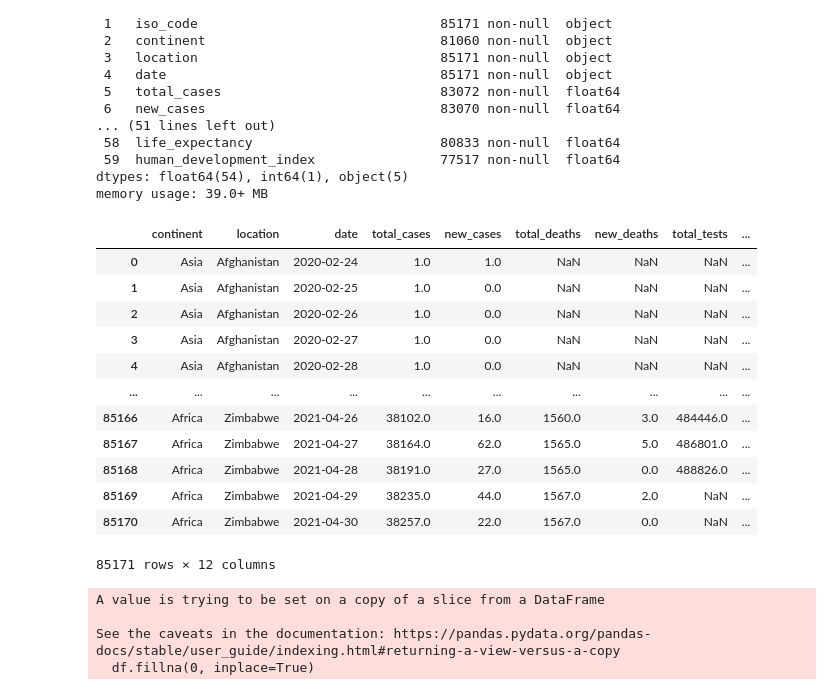
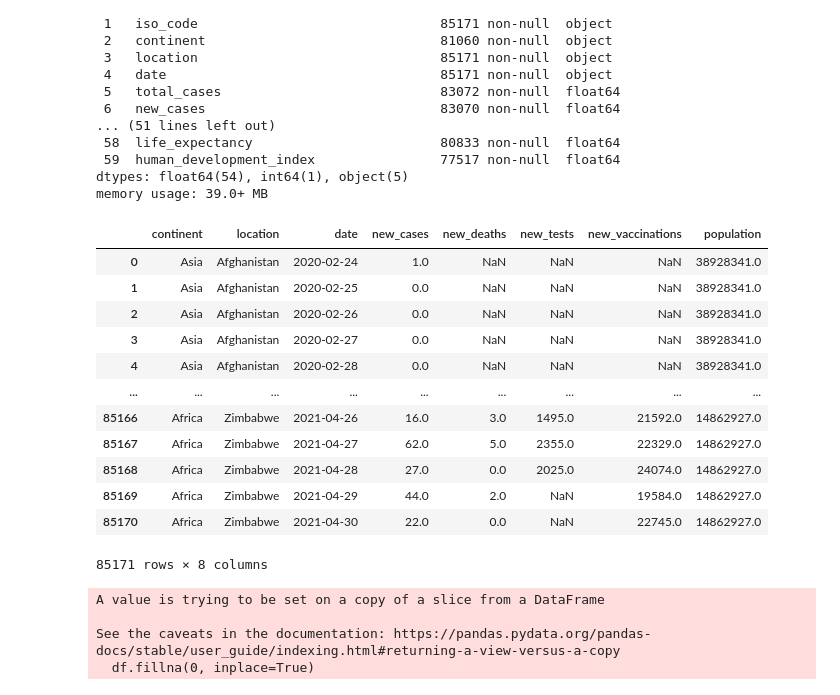
Before and after one commit to icanooooo/Data_Exploration_and_Dashboard_Development, a Jupyter notebook: DataExploration.ipynb, the cells around one changed output. Drawn from its saved outputs; the diff is of its cells as text; code cells hidden in the pictures.

```diff
--- a/DataExploration.ipynb
+++ b/DataExploration.ipynb
@@ -57,24 +59,27 @@ Data columns (total 60 columns):
  59  human_development_index                77517 non-null  float64
 dtypes: float64(54), int64(1), object(5)
 memory usage: 39.0+ MB
+# %%
+# Jangan lupa
+
+covid['date'] = pd.to_datetime(covid['date'])
 # %%
-df = covid[['continent', 'location', 'date', 'total_cases', 'new_cases',
-    'total_deaths', 'new_deaths', 'total_tests', 'new_tests', 'total_vaccinations', 'new_vaccinations',
+df = covid[['continent', 'location', 'date', 'new_cases', 'new_deaths', 'new_tests', 'new_vaccinations',
     'population']]
 
 df
 # %% [output]
-|  | continent | location | date | total_cases | new_cases | total_deaths | new_deaths | total_tests | ... |
-| 0 | Asia | Afghanistan | 2020-02-24 | 1.0 | 1.0 | NaN | NaN | NaN | ... |
-| 1 | Asia | Afghanistan | 2020-02-25 | 1.0 | 0.0 | NaN | NaN | NaN | ... |
-| 2 | Asia | Afghanistan | 2020-02-26 | 1.0 | 0.0 | NaN | NaN | NaN | ... |
-| 3 | Asia | Afghanistan | 2020-02-27 | 1.0 | 0.0 | NaN | NaN | NaN | ... |
-| 4 | Asia | Afghanistan | 2020-02-28 | 1.0 | 0.0 | NaN | NaN | NaN | ... |
-| ... | ... | ... | ... | ... | ... | ... | ... | ... | ... |
-| 85166 | Africa | Zimbabwe | 2021-04-26 | 38102.0 | 16.0 | 1560.0 | 3.0 | 484446.0 | ... |
-| 85167 | Africa | Zimbabwe | 2021-04-27 | 38164.0 | 62.0 | 1565.0 | 5.0 | 486801.0 | ... |
-| 85168 | Africa | Zimbabwe | 2021-04-28 | 38191.0 | 27.0 | 1565.0 | 0.0 | 488826.0 | ... |
-| 85169 | Africa | Zimbabwe | 2021-04-29 | 38235.0 | 44.0 | 1567.0 | 2.0 | NaN | ... |
-| 85170 | Africa | Zimbabwe | 2021-04-30 | 38257.0 | 22.0 | 1567.0 | 0.0 | NaN | ... |
+|  | continent | location | date | new_cases | new_deaths | new_tests | new_vaccinations | population |
+| 0 | Asia | Afghanistan | 2020-02-24 | 1.0 | NaN | NaN | NaN | 38928341.0 |
+| 1 | Asia | Afghanistan | 2020-02-25 | 0.0 | NaN | NaN | NaN | 38928341.0 |
+| 2 | Asia | Afghanistan | 2020-02-26 | 0.0 | NaN | NaN | NaN | 38928341.0 |
+| 3 | Asia | Afghanistan | 2020-02-27 | 0.0 | NaN | NaN | NaN | 38928341.0 |
+| 4 | Asia | Afghanistan | 2020-02-28 | 0.0 | NaN | NaN | NaN | 38928341.0 |
+| ... | ... | ... | ... | ... | ... | ... | ... | ... |
+| 85166 | Africa | Zimbabwe | 2021-04-26 | 16.0 | 3.0 | 1495.0 | 21592.0 | 14862927.0 |
+| 85167 | Africa | Zimbabwe | 2021-04-27 | 62.0 | 5.0 | 2355.0 | 22329.0 | 14862927.0 |
+| 85168 | Africa | Zimbabwe | 2021-04-28 | 27.0 | 0.0 | 2025.0 | 24074.0 | 14862927.0 |
+| 85169 | Africa | Zimbabwe | 2021-04-29 | 44.0 | 2.0 | NaN | 19584.0 | 14862927.0 |
+| 85170 | Africa | Zimbabwe | 2021-04-30 | 22.0 | 0.0 | NaN | 22745.0 | 14862927.0 |
-85171 rows × 12 columns
+85171 rows × 8 columns
 # %%
```
Also changed, not shown: parts of 15 cells of this notebook.
